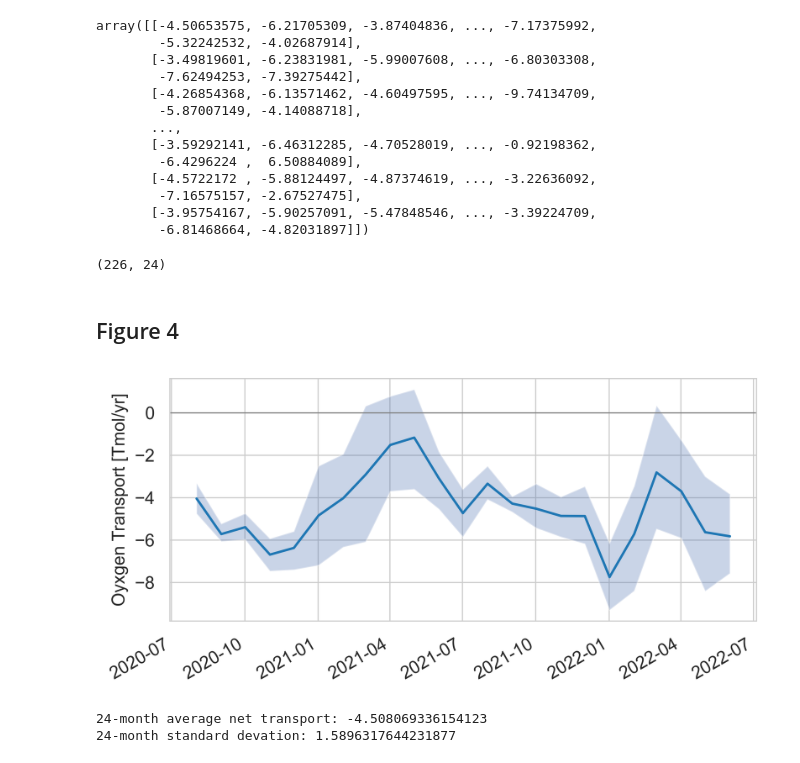
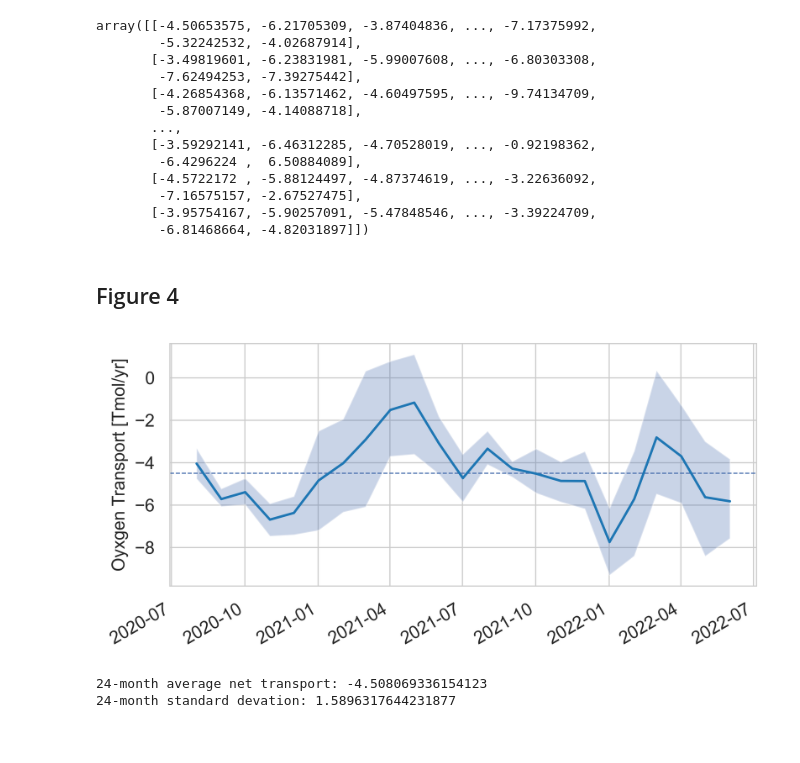
Before and after one commit to unamiller/GOHSNAP-Oxygen-Transport, a Jupyter notebook: oxygen_transport_calculation.ipynb, the cells around one changed output. Saved outputs shown, nothing was run; the diff lists cells and outputs as text; code cells hidden in the pictures.

```diff
--- a/oxygen_transport_calculation.ipynb
+++ b/oxygen_transport_calculation.ipynb
@@ -606,10 +507,6 @@ array([[-4.50653575, -6.21705309, -3.87404836, ..., -7.17375992,
         -7.16575157, -2.67527475],
        [-3.95754167, -5.90257091, -5.47848546, ..., -3.39224709,
         -6.81468664, -4.82031897]])
-# %%
-np.shape(tmp2)
-# %% [output]
-(226, 24)
 # %% [markdown]
 ## Figure 4
 # %%
@@ -619,36 +516,37 @@ mpl.rcParams['axes.linewidth'] = 0.7
 
 plt.figure(figsize=(6, 3), dpi=600)
 
 
 plt.fill_between(osnap.TIME[:-1],np.nanmean(tmp2,axis = 0)[:-1] - np.nanstd(tmp2,axis = 0)[:-1], np.nanmean(tmp2,axis = 0)[:-1] + np.nanstd(tmp2,axis = 0)[:-1], alpha = 0.3)
 # plt.fill_between(osnap.TIME[:-1],np.nanmean(tmp3,axis = 0)[:-1] - np.nanstd(tmp3,axis = 0)[:-1], np.nanmean(tmp3,axis = 0)[:-1] + np.nanstd(tmp3,axis = 0)[:-1],
 #                  edgecolor='none', linewidth=0, alpha = 0.3, zorder = 2)
 
 #plt.plot(osnap.TIME[:-1],np.nanmean(tmp2,axis = 0)[:-1] , color ='tab:orange')
 
+plt.axhline(np.nanmean(tmp2[:-1]), linewidth = 0.7, linestyle = 'dashed')
 #plt.plot(osnap.TIME[:-1],np.nanmean(tmp2,axis = 0)[:-1], color='tab:orange' )
 osnap.TIME[:-1],osnap.OXY_TRANSPORT.sum(dim = 'LONGITUDE').sum(dim='DEPTH')[:-1].plot( color = 'tab:blue')
 
 plt.ylabel('Oyxgen Transport [Tmol/yr]', fontsize = 11)
 
 
 # plt.fill_between(osnap.TIME,np.nanmean(isopycnal_transport,axis = 0)[:,-1] - np.nanstd(isopycnal_transport,axis = 0)[:,-1], np.nanmean(isopycnal_transport,axis = 0)[:,-1] + np.nanstd(isopycnal_transport,axis = 0)[:,-1],alpha = 0.3)
 # plt.plot(osnap.TIME,np.nanmean(isopycnal_transport,axis = 0)[:,-1], color = 'tab:orange')
 
 #plt.fill_between(osnap.TIME,np.nanmean(overturning_transport,axis = 0)[:,-1] - np.nanstd(overturning_transport,axis = 0)[:,-1], np.nanmean(overturning_transport,axis = 0)[:,-1] + np.nanstd(overturning_transport,axis = 0)[:,-1],alpha = 0.3)
 #plt.plot(osnap.TIME,np.nanmean(overturning_transport,axis = 0)[:,-1], color = 'tab:green')
 
 #plt.plot(osnap.TIME,np.nanmean(overturning_transport,axis = 0)[:,-1] + np.nanmean(isopycnal_transport,axis = 0)[:,-1], color = 'tab:green')
 
-plt.axhline(0, color = 'grey', linewidth = 0.7)
+#plt.axhline(0, color = 'grey', linewidth = 0.7)
 plt.grid(linewidth=0.7)
 plt.xlabel('')
 
 plt.tight_layout()
 
-#plt.savefig(r'C:\Users\bikbe\Documents\Projects\GOHSNAP\Figures\Transport manuscript\transport_uncertainties.png')
+plt.savefig(r'C:\Users\bikbe\Documents\Projects\GOHSNAP\Figures\Transport manuscript\transport_uncertainties.png')
 # %% [output]
-[figure, old version]
+[figure, new version]
 # %%
 print('24-month average net transport: '+ str(np.nanmean(np.nanmean(tmp2,axis = 0)[:-1])))
 print('24-month standard devation: ' + str(np.nanmean(np.nanstd(tmp2,axis = 0)[:-1])))
```
Also changed, not shown: parts of 37 cells of this notebook, 1 other file.
